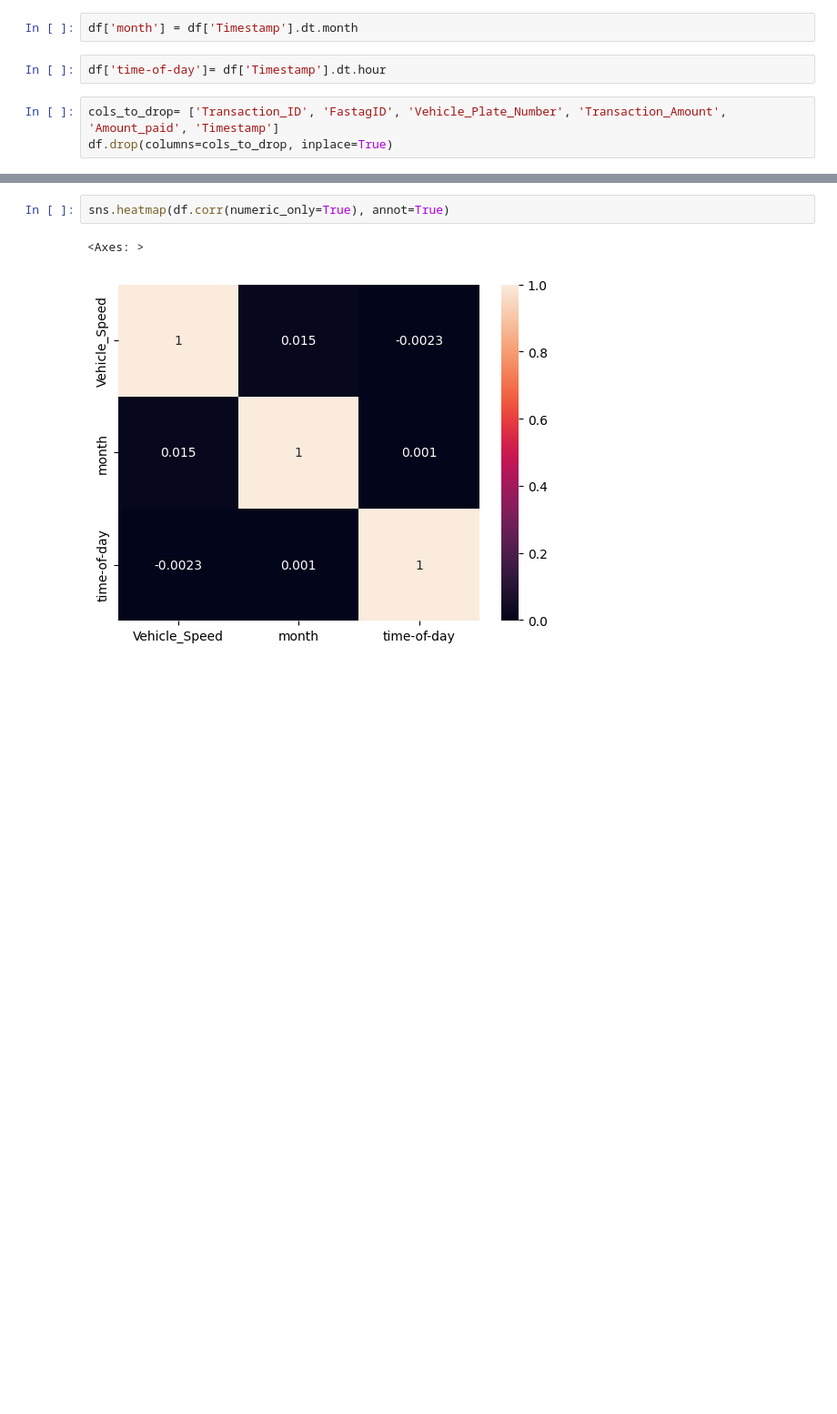
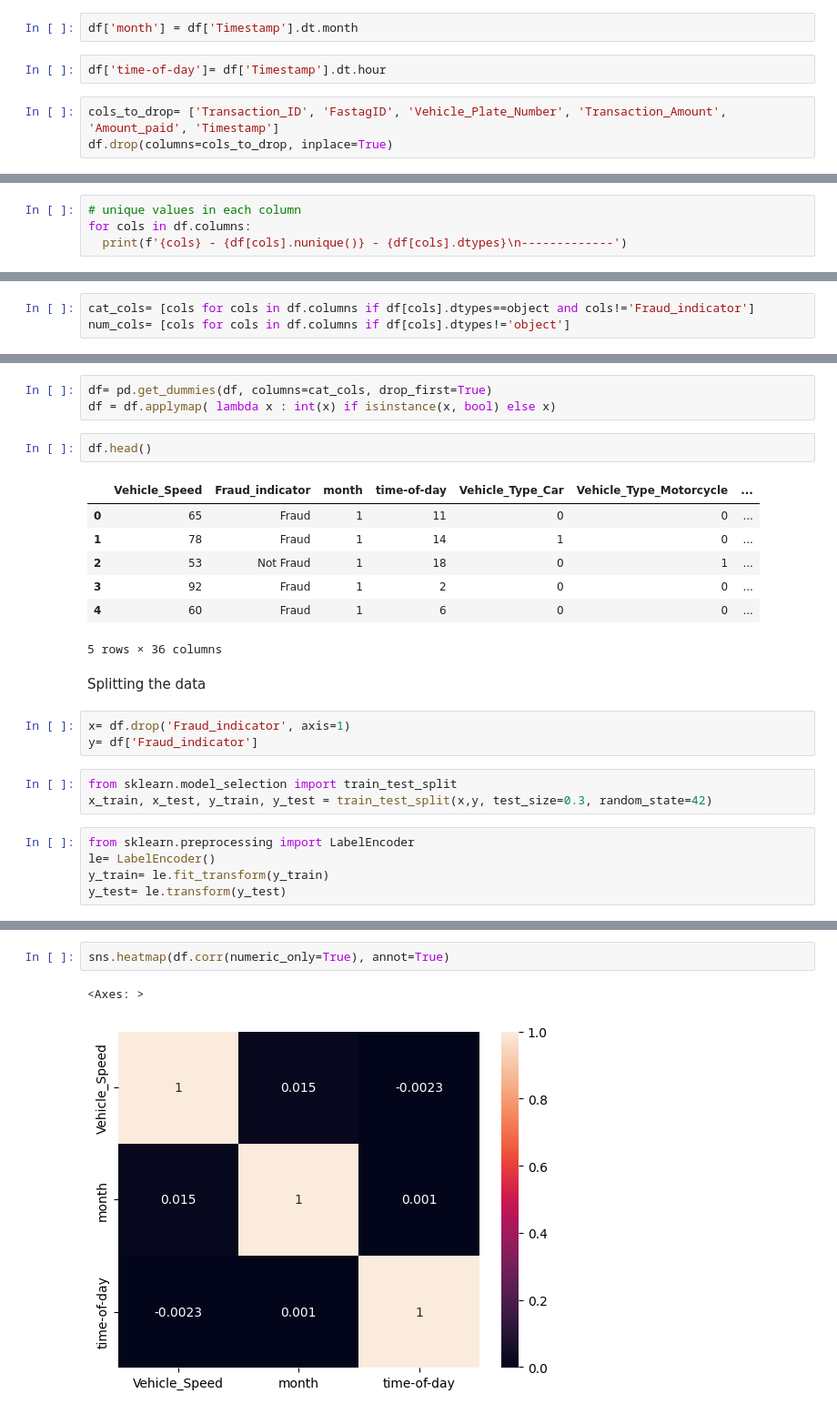
Before and after one commit to sanhiitaa/fastag-fraud-detection-classification, a Jupyter notebook: fast_tag_fraud_detection_data_preprocessing_and_EDA.ipynb, the cells around one changed output, grey strips where cells are left out. Shown: that part at 91% size. Cells and saved outputs as stored; diff of their text form; blank space fills up the shorter version.

Commit message:
updates made to data preprocessing

```diff
--- a/fast_tag_fraud_detection_data_preprocessing_and_EDA.ipynb
+++ b/fast_tag_fraud_detection_data_preprocessing_and_EDA.ipynb
@@ -123,0 +134,4 @@ df.to_csv('FastagFraudDetection_cleaned.csv', index=False)
+# %%
+# unique values in each column
+for cols in df.columns:
+  print(f'{cols} - {df[cols].nunique()} - {df[cols].dtypes}\n-------------')
@@ -123,0 +159,3 @@ df.to_csv('FastagFraudDetection_cleaned.csv', index=False)
+# %%
+cat_cols= [cols for cols in df.columns if df[cols].dtypes==object and cols!='Fraud_indicator']
+num_cols= [cols for cols in df.columns if df[cols].dtypes!='object']
@@ -123,0 +171,26 @@ df.to_csv('FastagFraudDetection_cleaned.csv', index=False)
+# %%
+df= pd.get_dummies(df, columns=cat_cols, drop_first=True)
+df = df.applymap( lambda x : int(x) if isinstance(x, bool) else x)
+# %%
+df.head()
+# %% [output]
+|  | Vehicle_Speed | Fraud_indicator | month | time-of-day | Vehicle_Type_Car | Vehicle_Type_Motorcycle | ... |
+| 0 | 65 | Fraud | 1 | 11 | 0 | 0 | ... |
+| 1 | 78 | Fraud | 1 | 14 | 1 | 0 | ... |
+| 2 | 53 | Not Fraud | 1 | 18 | 0 | 1 | ... |
+| 3 | 92 | Fraud | 1 | 2 | 0 | 0 | ... |
+| 4 | 60 | Fraud | 1 | 6 | 0 | 0 | ... |
+5 rows × 36 columns
+# %% [markdown]
+Splitting the data
+# %%
+x= df.drop('Fraud_indicator', axis=1)
+y= df['Fraud_indicator']
+# %%
+from sklearn.model_selection import train_test_split
+x_train, x_test, y_train, y_test = train_test_split(x,y, test_size=0.3, random_state=42)
+# %%
+from sklearn.preprocessing import LabelEncoder
+le= LabelEncoder()
+y_train= le.fit_transform(y_train)
+y_test= le.transform(y_test)
```
Also changed, not shown: parts of 13 cells of this notebook.
